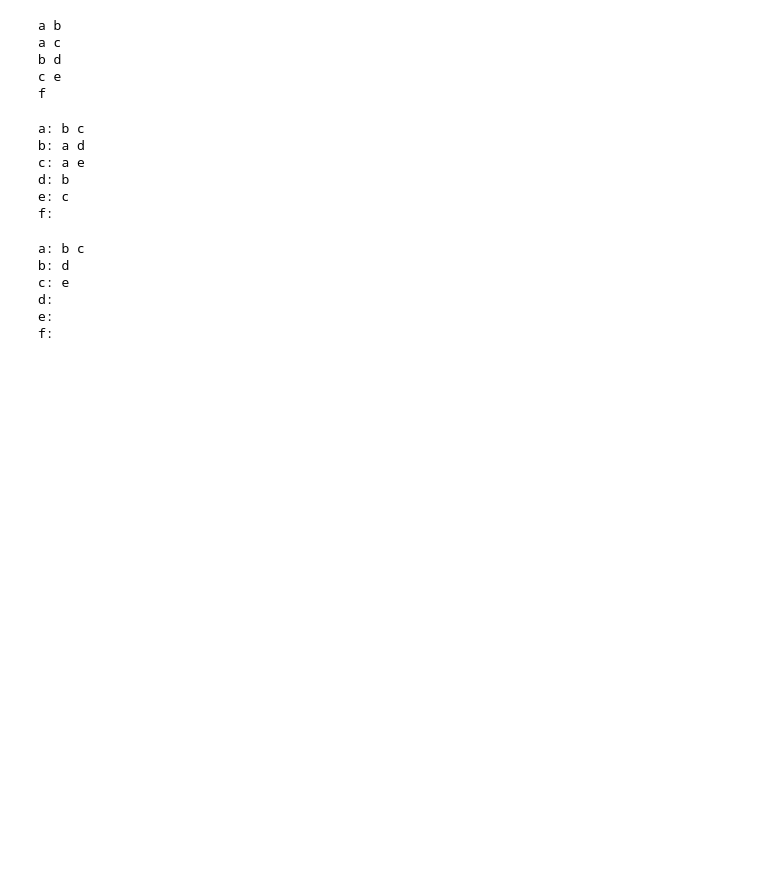
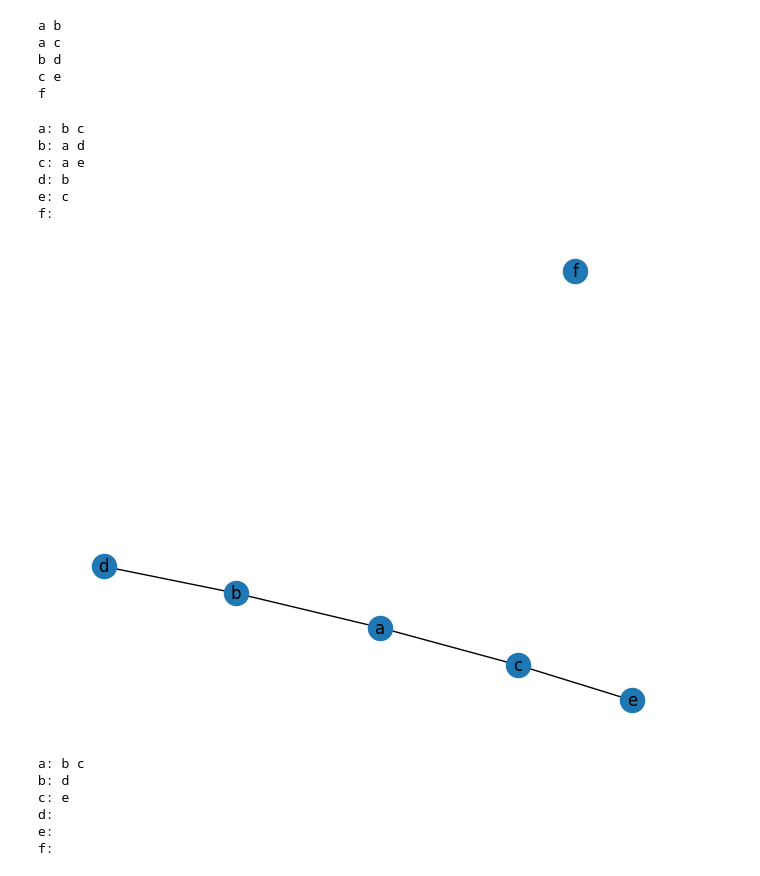
Before and after one commit to pgordin/OptDisc2026, a Jupyter notebook: Grafy3a.ipynb, the cells around one changed output. Drawn from its saved outputs; the diff is of its cells as text; code cells hidden in the pictures; blank space fills up the shorter version.

```diff
--- a/Grafy3a.ipynb
+++ b/Grafy3a.ipynb
@@ -236,6 +372,10 @@ c: a e
 d: b
 e: c
 f:
+# %%
+graph1.plot()
+# %% [output]
+[figure, added]
 # %%
 digraph1 = Graph.from_edges('edges.txt', directed=1)
 print(digraph1)
```
Also changed, not shown: parts of 16 cells of this notebook.
